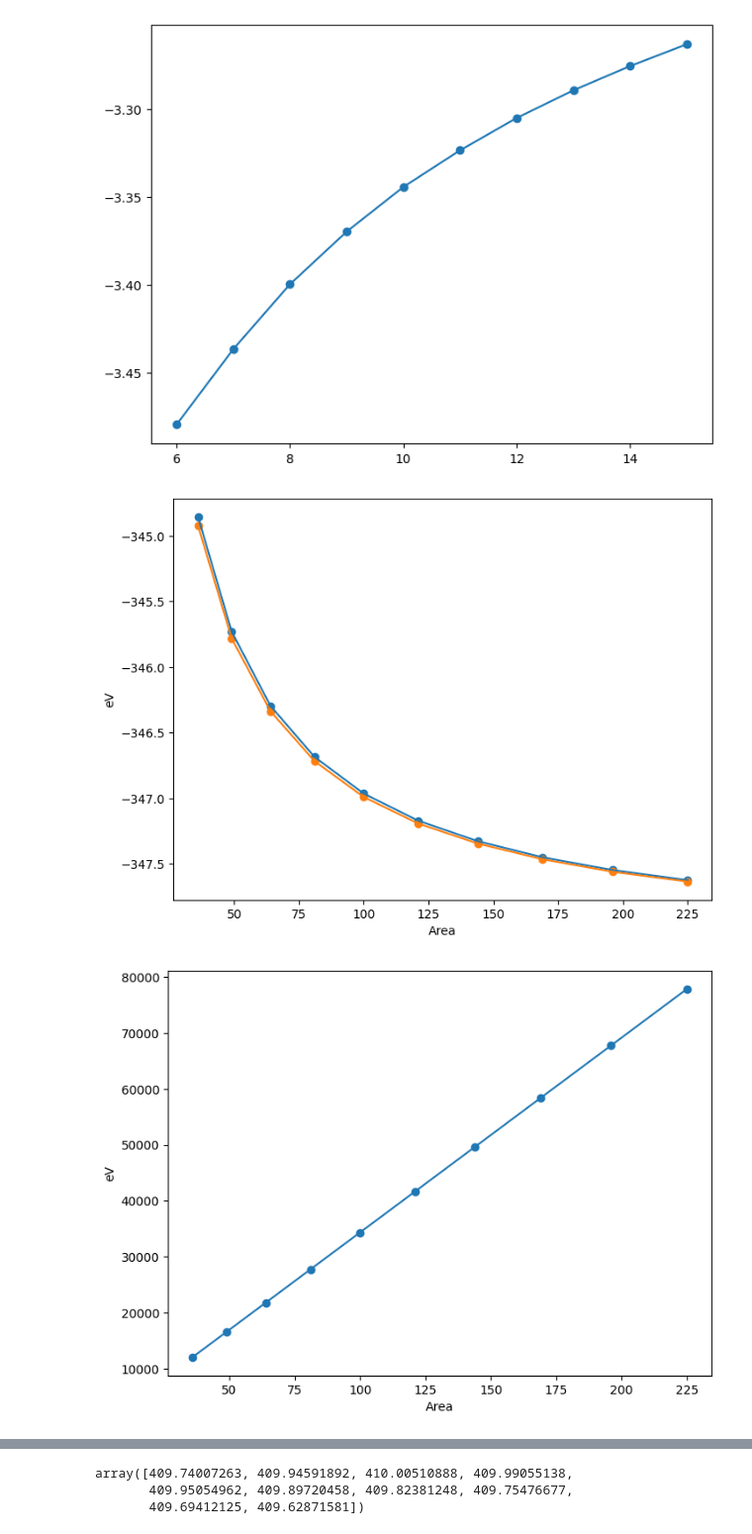
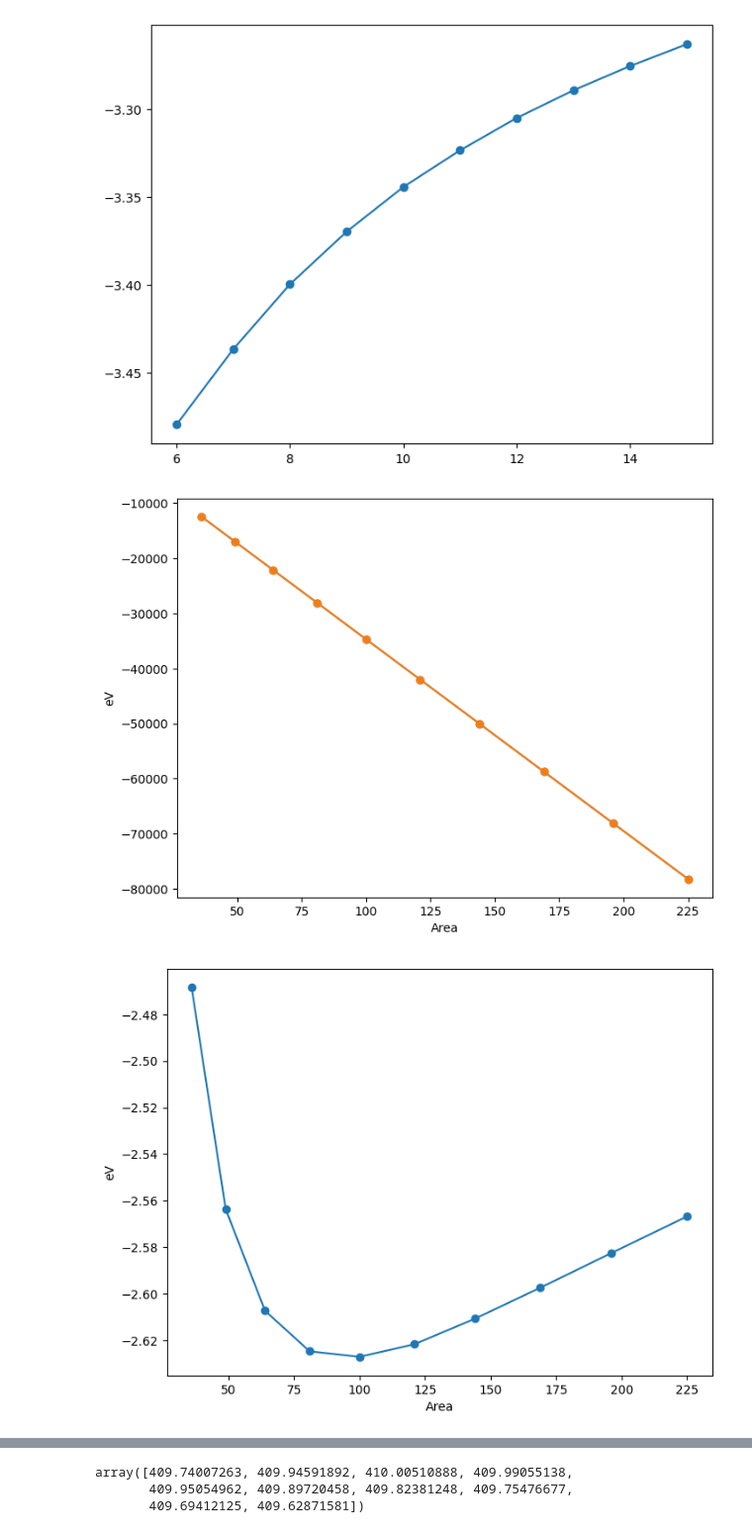
Before and after one commit to rjguo1208/potcorr, a Jupyter notebook: plot.ipynb, the cells around one changed output, grey strips where cells are left out. Shown at 99% size. Cells and saved outputs as stored; diff of their text form; code cells hidden in the pictures.

```diff
--- a/plot.ipynb
+++ b/plot.ipynb
@@ -299,41 +315,41 @@ etot_n = np.array([
  -3677.57624043  ,
  -4317.57036624 ,
  -5008.75928712 ,
  -5751.12525544
 ])*Ry2eV
 etot_c = np.array([
     -913.02764618 ,
      -1245.83179585 ,
      -1629.82118138 ,
      -2065.00680075 ,
      -2551.40084378 ,
      -3088.98973627 ,
      -3677.76820453 ,
      -4317.76134902 ,
      -5008.94917976 ,
      -5751.31398457
 ])*Ry2eV
 
 x = np.array([6,7,8,9,10,11,12,13,14,15])
 
 fig,ax = plt.subplots(figsize = (8,6), dpi = 100)
-ax.plot(x**2,etot_n/x**2)
-ax.plot(x**2,etot_c/x**2)
-ax.scatter(x**2,etot_n/x**2)
-ax.scatter(x**2,etot_c/x**2)
+ax.plot(x**2,etot_n)
+ax.plot(x**2,etot_c)
+ax.scatter(x**2,etot_n)
+ax.scatter(x**2,etot_c)
 plt.ylabel('eV')
 plt.xlabel('Area')
 plt.show()
 
 fig,ax = plt.subplots(figsize = (8,6), dpi = 100)
-ax.plot(x**2,etot_c/x**2-etot_n)
-ax.scatter(x**2,etot_c/x**2-etot_n)
+ax.plot(x**2,etot_c-etot_n)
+ax.scatter(x**2,etot_c-etot_n)
 plt.ylabel("eV")
 plt.xlabel('Area')
 plt.show()
 # %% [output]
-[figure, old version]
+[figure, new version]
-[figure, old version]
+[figure, new version]
 # %%
 ebare_n = np.array([-5381.687661436076,
 -7339.127782191076,
```
Also changed, not shown: parts of 10 cells of this notebook.
